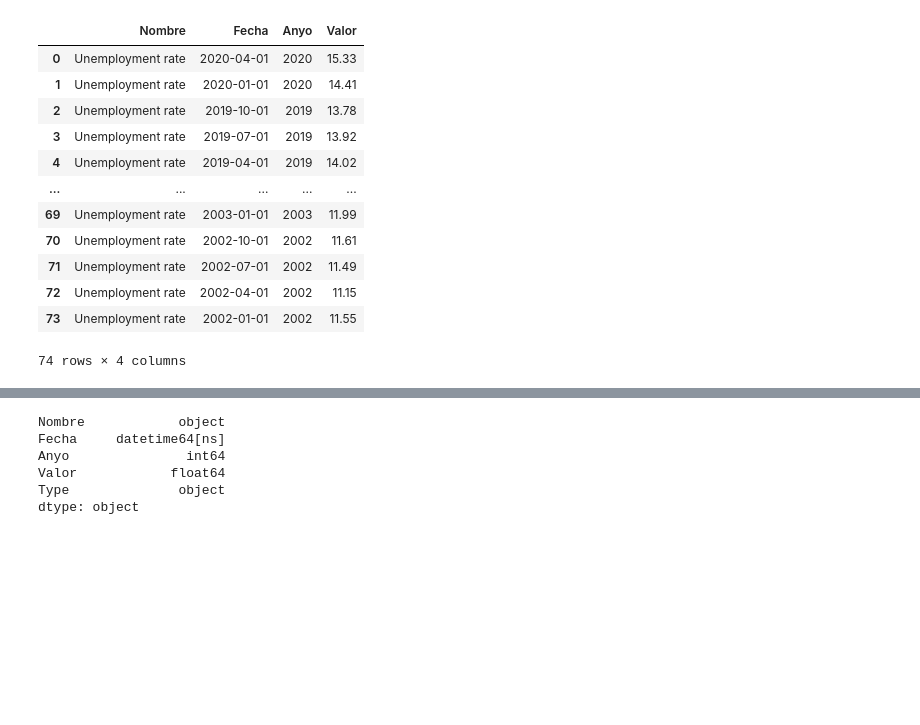
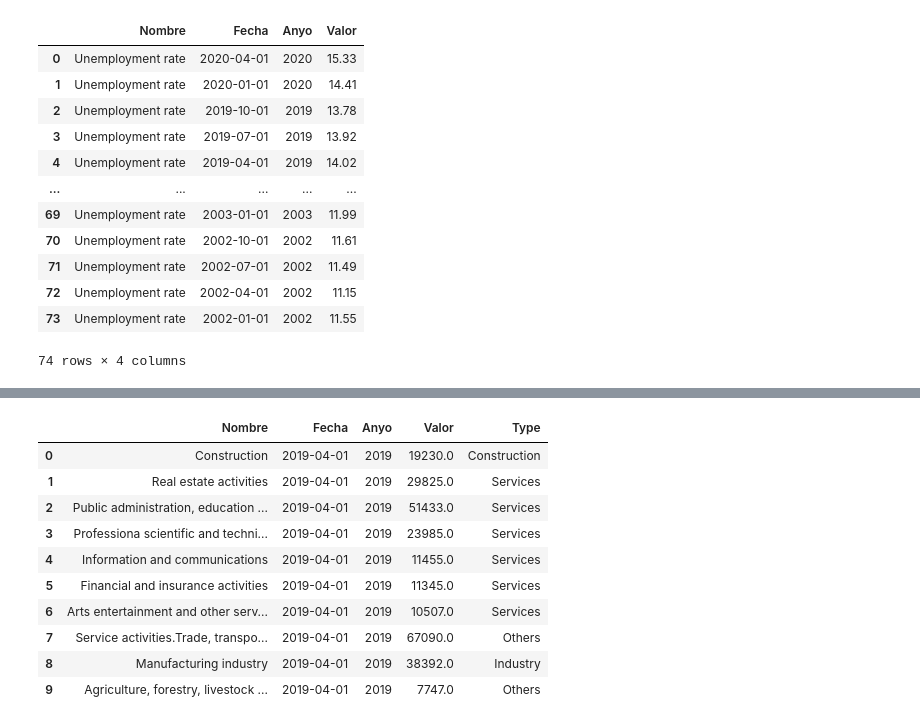
Before and after one commit to javier-pradera/Project-Week-5-Your-Own-Project, a Jupyter notebook: your-project/Code/Unemployment rate model.ipynb, the cells around one changed output, grey strips where cells are left out. Cells and saved outputs as stored; diff of their text form; code cells hidden in the pictures; blank space fills up the shorter version.

```diff
--- a/your-project/Code/Unemployment rate model.ipynb
+++ b/your-project/Code/Unemployment rate model.ipynb
@@ -88,31 +97,36 @@ dtype: object
 # %%
 #And we finally extract the GDP by sector (our independent variables for the second regression model):
 GDP_offer = INE_extractor('28602',4*20)
 GDP_offer = GDP_offer[GDP_offer['Nombre'].str.contains(' adjusted')]
 GDP_offer = GDP_offer[GDP_offer['Nombre'].str.contains('Base data')]
 GDP_offer['Nombre'] = GDP_offer['Nombre'].str.replace('National Total. Base 2010. Seasonally and calendar adjusted data. ','')
 GDP_offer['Nombre'] = GDP_offer['Nombre'].str.replace('. Base data. Current prices. ','')
 values = list(GDP_offer['Nombre'].unique())
 values_refined = [values[1]] + values[3:5] + values [6:13]
 GDP_offer = GDP_offer[GDP_offer['Nombre'].isin(values_refined)]
 GDP_offer = pd.concat([pd.DataFrame(x) for x in GDP_offer['Data']],
                          keys=GDP_offer['Nombre']).reset_index(level=1, drop=True).sort_values(['Fecha','Nombre'],ascending = False).reset_index()
 GDP_offer.drop(['Secreto','FK_TipoDato','FK_Periodo'],axis=1,inplace=True)
 GDP_offer['Fecha'] = [datetime.fromtimestamp(x/1000)for x in GDP_offer['Fecha']]
 GDP_offer['Nombre'] = GDP_offer['Nombre'].apply(lambda x: re.sub(r'\(.+\)','',x))
 GDP_offer['Nombre'] = GDP_offer['Nombre'].str.replace('GVApb ','')
 GDP_offer['Nombre'] = GDP_offer['Nombre'].str.replace('GVAbp ','')
 GDP_offer['Type'] = ['Construction' if 'Construction' in x
                      else 'Services' if 'Services activities. ' in x
                      else 'Industry' if 'Industry' in x
                     else 'Others' for x in GDP_offer['Nombre']]
 GDP_offer['Nombre'] = GDP_offer['Nombre'].apply(lambda x: re.sub(r'.+\. ','',x))
-GDP_offer.dtypes
+GDP_offer.head(10)
 # %% [output]
-Nombre            object
-Fecha     datetime64[ns]
-Anyo               int64
-Valor            float64
-Type              object
-dtype: object
+|  | Nombre | Fecha | Anyo | Valor | Type |
+| 0 | Construction | 2019-04-01 | 2019 | 19230.0 | Construction |
+| 1 | Real estate activities | 2019-04-01 | 2019 | 29825.0 | Services |
+| 2 | Public administration, education ... | 2019-04-01 | 2019 | 51433.0 | Services |
+| 3 | Professiona scientific and techni... | 2019-04-01 | 2019 | 23985.0 | Services |
+| 4 | Information and communications | 2019-04-01 | 2019 | 11455.0 | Services |
+| 5 | Financial and insurance activities | 2019-04-01 | 2019 | 11345.0 | Services |
+| 6 | Arts entertainment and other serv... | 2019-04-01 | 2019 | 10507.0 | Services |
+| 7 | Service activities.Trade, transpo... | 2019-04-01 | 2019 | 67090.0 | Others |
+| 8 | Manufacturing industry | 2019-04-01 | 2019 | 38392.0 | Industry |
+| 9 | Agriculture, forestry, livestock ... | 2019-04-01 | 2019 | 7747.0 | Others |
 # %% [markdown]
```
Also changed, not shown: parts of 9 cells of this notebook.
